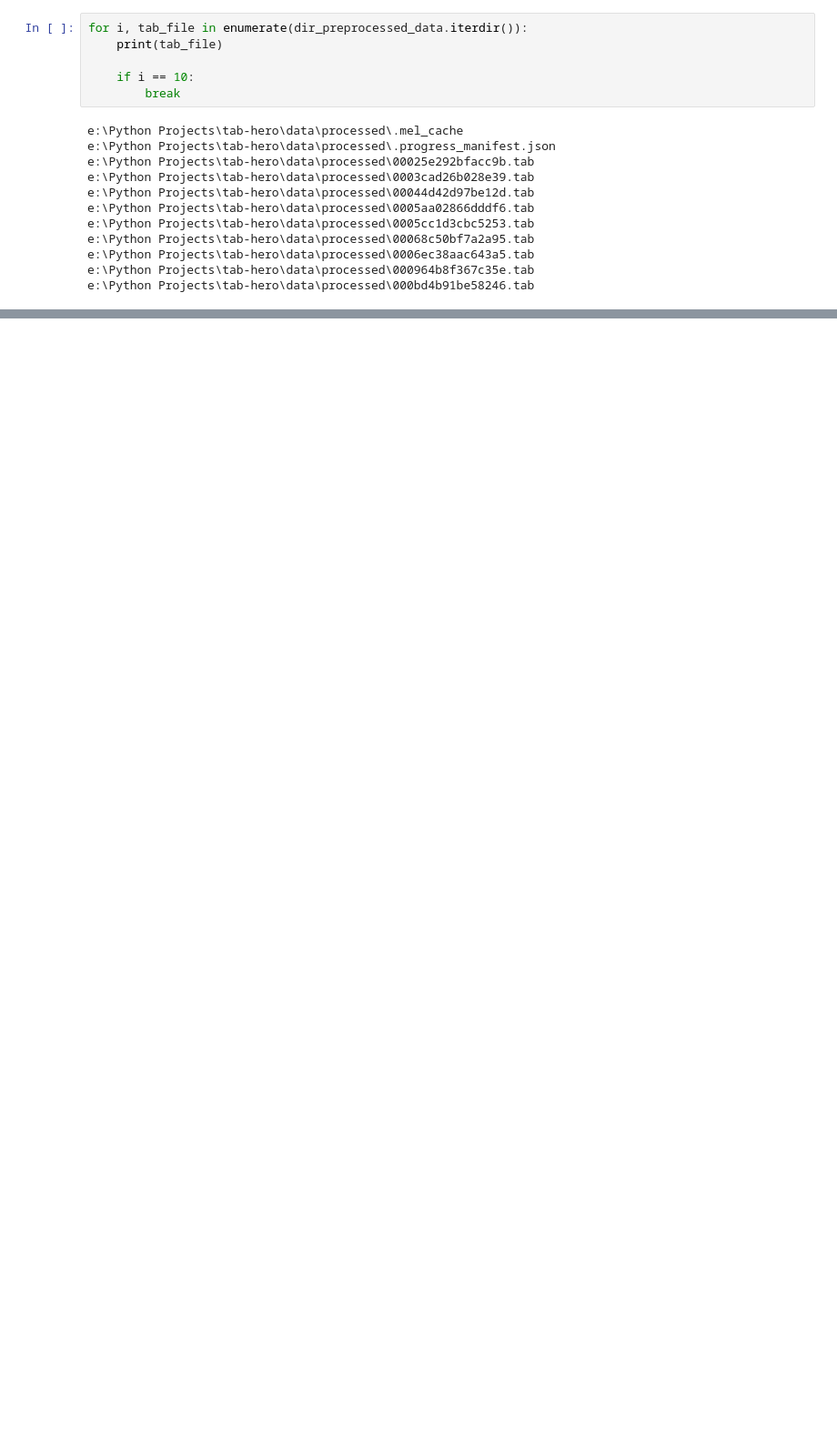
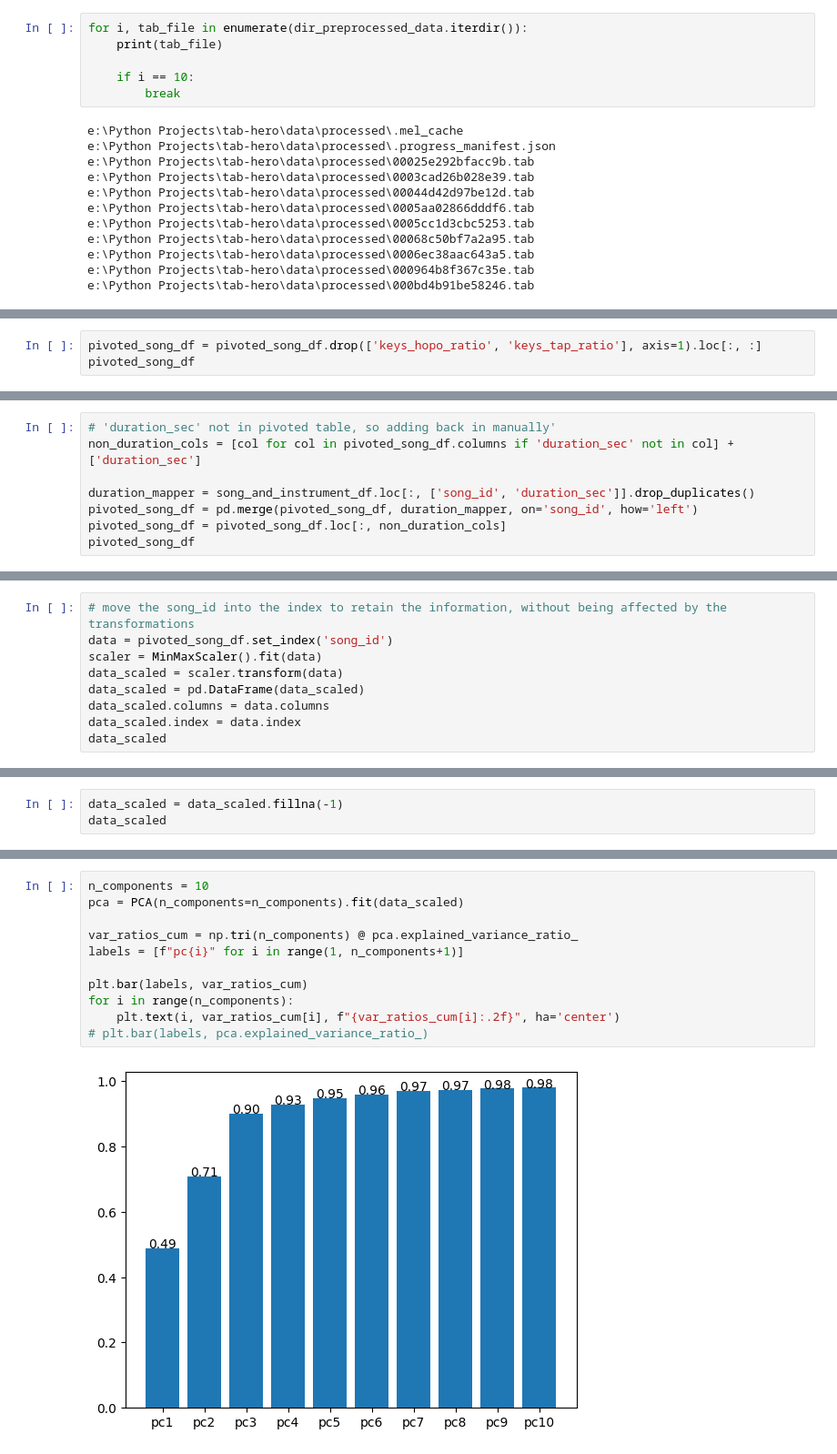
Before and after one commit to MattGroho/tab-hero, a Jupyter notebook: scripts/unsupersived_pipeline/unsupervised_pipeline_investigation.ipynb, the cells around one changed output, grey strips where cells are left out. Shown at 91% size. Cells and saved outputs as stored; diff of their text form; blank space fills up the shorter version.

```diff
--- a/scripts/unsupersived_pipeline/unsupervised_pipeline_investigation.ipynb
+++ b/scripts/unsupersived_pipeline/unsupervised_pipeline_investigation.ipynb
@@ -40,0 +424,3 @@ e:\Python Projects\tab-hero\data\processed\000bd4b91be58246.tab
+# %%
+pivoted_song_df = pivoted_song_df.drop(['keys_hopo_ratio', 'keys_tap_ratio'], axis=1).loc[:, :]
+pivoted_song_df
@@ -40,0 +443,8 @@ e:\Python Projects\tab-hero\data\processed\000bd4b91be58246.tab
+# %%
+# 'duration_sec' not in pivoted table, so adding back in manually'
+non_duration_cols = [col for col in pivoted_song_df.columns if 'duration_sec' not in col] + ['duration_sec']
+
+duration_mapper = song_and_instrument_df.loc[:, ['song_id', 'duration_sec']].drop_duplicates()
+pivoted_song_df = pd.merge(pivoted_song_df, duration_mapper, on='song_id', how='left')
+pivoted_song_df = pivoted_song_df.loc[:, non_duration_cols]
+pivoted_song_df
@@ -40,0 +469,9 @@ e:\Python Projects\tab-hero\data\processed\000bd4b91be58246.tab
+# %%
+# move the song_id into the index to retain the information, without being affected by the transformations
+data = pivoted_song_df.set_index('song_id')
+scaler = MinMaxScaler().fit(data)
+data_scaled = scaler.transform(data)
+data_scaled = pd.DataFrame(data_scaled)
+data_scaled.columns = data.columns
+data_scaled.index = data.index
+data_scaled
@@ -40,0 +482,3 @@ e:\Python Projects\tab-hero\data\processed\000bd4b91be58246.tab
+# %%
+data_scaled = data_scaled.fillna(-1)
+data_scaled
@@ -40,0 +502,13 @@ e:\Python Projects\tab-hero\data\processed\000bd4b91be58246.tab
+# %%
+n_components = 10
+pca = PCA(n_components=n_components).fit(data_scaled)
+
+var_ratios_cum = np.tri(n_components) @ pca.explained_variance_ratio_
+labels = [f"pc{i}" for i in range(1, n_components+1)]
+
+plt.bar(labels, var_ratios_cum)
+for i in range(n_components):
+    plt.text(i, var_ratios_cum[i], f"{var_ratios_cum[i]:.2f}", ha='center')
+# plt.bar(labels, pca.explained_variance_ratio_)
+# %% [output]
+[figure, added]
```
Also changed, not shown: parts of 47 cells of this notebook, 2 other files.
